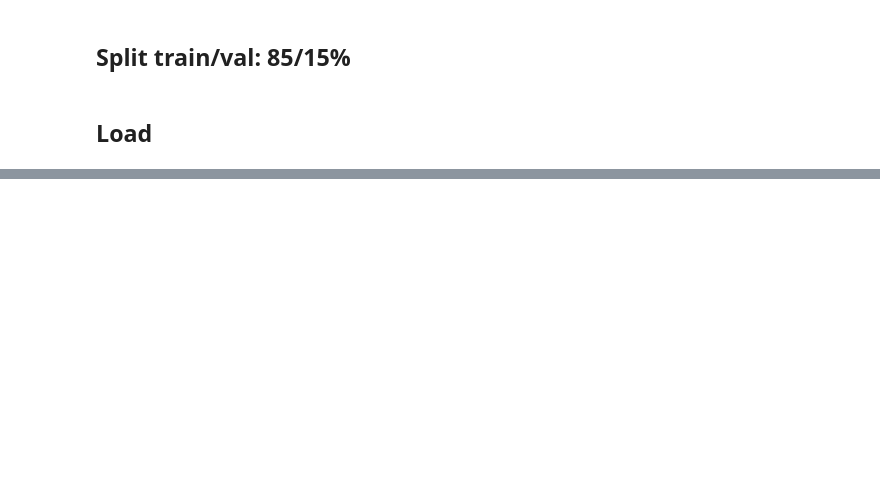
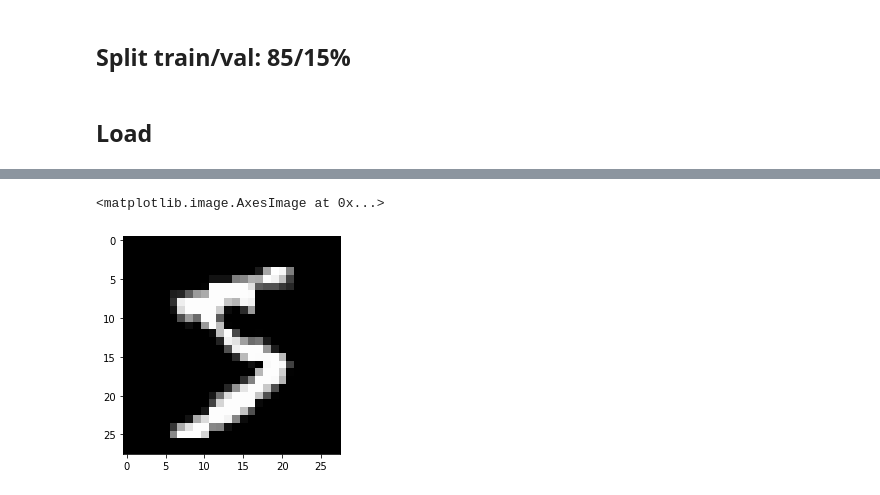
Before and after one commit to laure-delisle/cs148-hw3, a Jupyter notebook: warmup_data_loading.ipynb, the cells around one changed output, grey strips where cells are left out. Drawn from its saved outputs; the diff is of its cells as text; code cells hidden in the pictures; blank space fills up the shorter version.

```diff
--- a/warmup_data_loading.ipynb
+++ b/warmup_data_loading.ipynb
@@ -43,0 +137,18 @@ test_loader = DataLoader(test_set, batch_size=32, shuffle=True)
+# %%
+rot_trans_shear = transforms.RandomAffine(
+    degrees=20,
+    translate=(0.10, 0.10),
+    scale=None,
+    shear=[-20, 20, -20, 20],
+    fill=0)
+
+# shear (random from -20 to 20 degrees)
+augmentations = transforms.Compose([augment(rot_trans_shear), basic_transform])
+trainval_set_augmented = datasets.MNIST('./data', train=True, download=True,
+                                        transform=shearing)
+# %%
+img = trainval_set_augmented[0][0]
+plt.imshow(img[0], cmap="gray")
+# %% [output]
+<matplotlib.image.AxesImage at 0x...>
+[figure, added]
```
Also changed, not shown: parts of 15 cells of this notebook, 2 other files.
